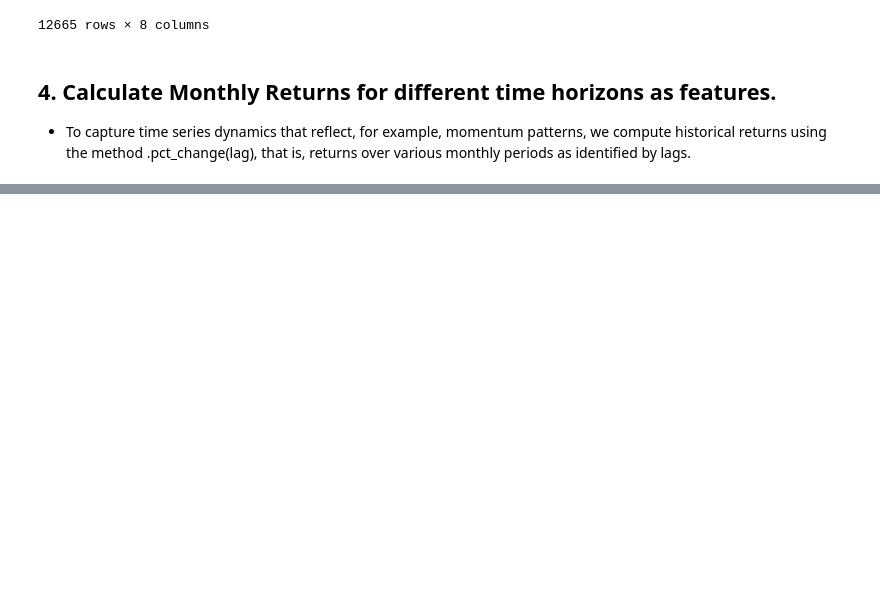
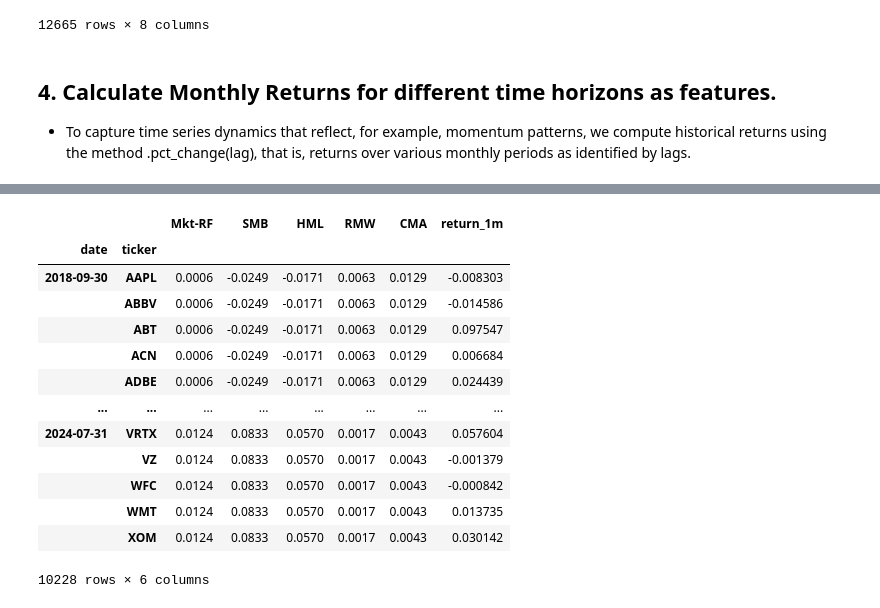
Before and after one commit to angadkhurana/ML-Algorithmic-Trading, a Jupyter notebook: ML_Quant_Strategies.ipynb, the cells around one changed output, grey strips where cells are left out. Drawn from its saved outputs; the diff is of its cells as text; code cells hidden in the pictures; blank space fills up the shorter version.

Commit message:
use fama-french factors

```diff
--- a/ML_Quant_Strategies.ipynb
+++ b/ML_Quant_Strategies.ipynb
@@ -259,0 +268,34 @@ data
+# %%
+factor_data = web.DataReader('F-F_Research_Data_5_Factors_2x3',
+                               'famafrench',
+                               start='2010')[0].drop('RF', axis=1)
+
+factor_data.index = factor_data.index.to_timestamp()
+
+factor_data = factor_data.resample('M').last().div(100)
+
+factor_data.index.name = 'date'
+
+# Convert the first level (date) of the MultiIndex to be timezone-naive
+data['return_1m'].index = data['return_1m'].index.set_levels(
+    data['return_1m'].index.levels[0].tz_convert(None), level=0
+)
+
+factor_data = factor_data.join(data['return_1m']).sort_index()
+
+factor_data
+# %% [output]
+|  |  | Mkt-RF | SMB | HML | RMW | CMA | return_1m |
+| date | ticker |  |  |  |  |  |  |
+| 2018-09-30 | AAPL | 0.0006 | -0.0249 | -0.0171 | 0.0063 | 0.0129 | -0.008303 |
+|  | ABBV | 0.0006 | -0.0249 | -0.0171 | 0.0063 | 0.0129 | -0.014586 |
+|  | ABT | 0.0006 | -0.0249 | -0.0171 | 0.0063 | 0.0129 | 0.097547 |
+|  | ACN | 0.0006 | -0.0249 | -0.0171 | 0.0063 | 0.0129 | 0.006684 |
+|  | ADBE | 0.0006 | -0.0249 | -0.0171 | 0.0063 | 0.0129 | 0.024439 |
+| ... | ... | ... | ... | ... | ... | ... | ... |
+| 2024-07-31 | VRTX | 0.0124 | 0.0833 | 0.0570 | 0.0017 | 0.0043 | 0.057604 |
+|  | VZ | 0.0124 | 0.0833 | 0.0570 | 0.0017 | 0.0043 | -0.001379 |
+|  | WFC | 0.0124 | 0.0833 | 0.0570 | 0.0017 | 0.0043 | -0.000842 |
+|  | WMT | 0.0124 | 0.0833 | 0.0570 | 0.0017 | 0.0043 | 0.013735 |
+|  | XOM | 0.0124 | 0.0833 | 0.0570 | 0.0017 | 0.0043 | 0.030142 |
+10228 rows × 6 columns
```
Also changed, not shown: parts of 14 cells of this notebook.
